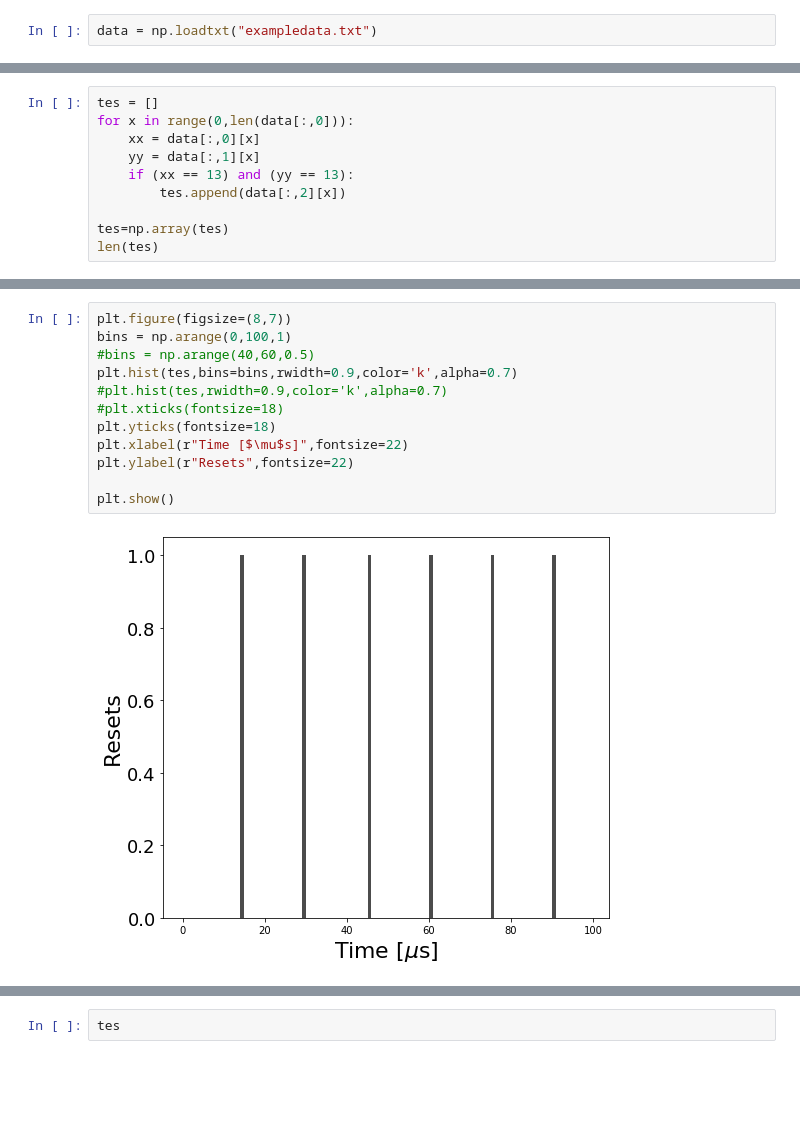
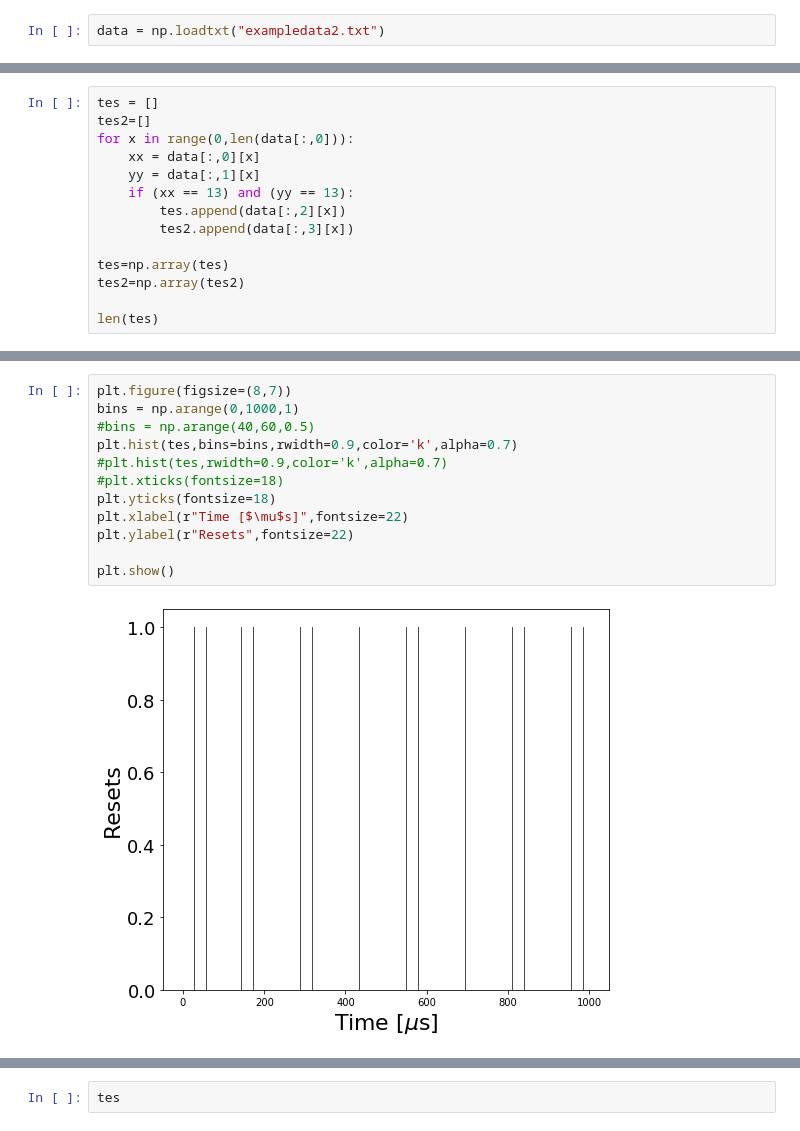
Before and after one commit to AustinMcDonald/RTD_Signal_simulation, a Jupyter notebook: dev/Untitled.ipynb, the cells around one changed output, grey strips where cells are left out. Drawn from its saved outputs; the diff is of its cells as text; blank space fills up the shorter version.

```diff
--- a/dev/Untitled.ipynb
+++ b/dev/Untitled.ipynb
@@ -4,2 +5,2 @@ import matplotlib.pyplot as plt
 # %%
-data = np.loadtxt("exampledata.txt")
+data = np.loadtxt("exampledata2.txt")
@@ -6,11 +29,15 @@ data = np.loadtxt("exampledata.txt")
 # %%
 tes = []
+tes2=[]
 for x in range(0,len(data[:,0])):
     xx = data[:,0][x]
     yy = data[:,1][x]
     if (xx == 13) and (yy == 13):
         tes.append(data[:,2][x])
+        tes2.append(data[:,3][x])
 
 tes=np.array(tes)
+tes2=np.array(tes2)
+
 len(tes)
 # %% [output]
@@ -18,14 +52,14 @@ len(tes)
 # %%
 plt.figure(figsize=(8,7))
-bins = np.arange(0,100,1)
+bins = np.arange(0,1000,1)
 #bins = np.arange(40,60,0.5)
 plt.hist(tes,bins=bins,rwidth=0.9,color='k',alpha=0.7)
 #plt.hist(tes,rwidth=0.9,color='k',alpha=0.7)
 #plt.xticks(fontsize=18)
 plt.yticks(fontsize=18)
 plt.xlabel(r"Time [$\mu$s]",fontsize=22)
 plt.ylabel(r"Resets",fontsize=22)
 
 plt.show()
 # %% [output]
-[figure, old version]
+[figure, new version]
```
Also changed, not shown: parts of 9 cells of this notebook, 2 other files.
